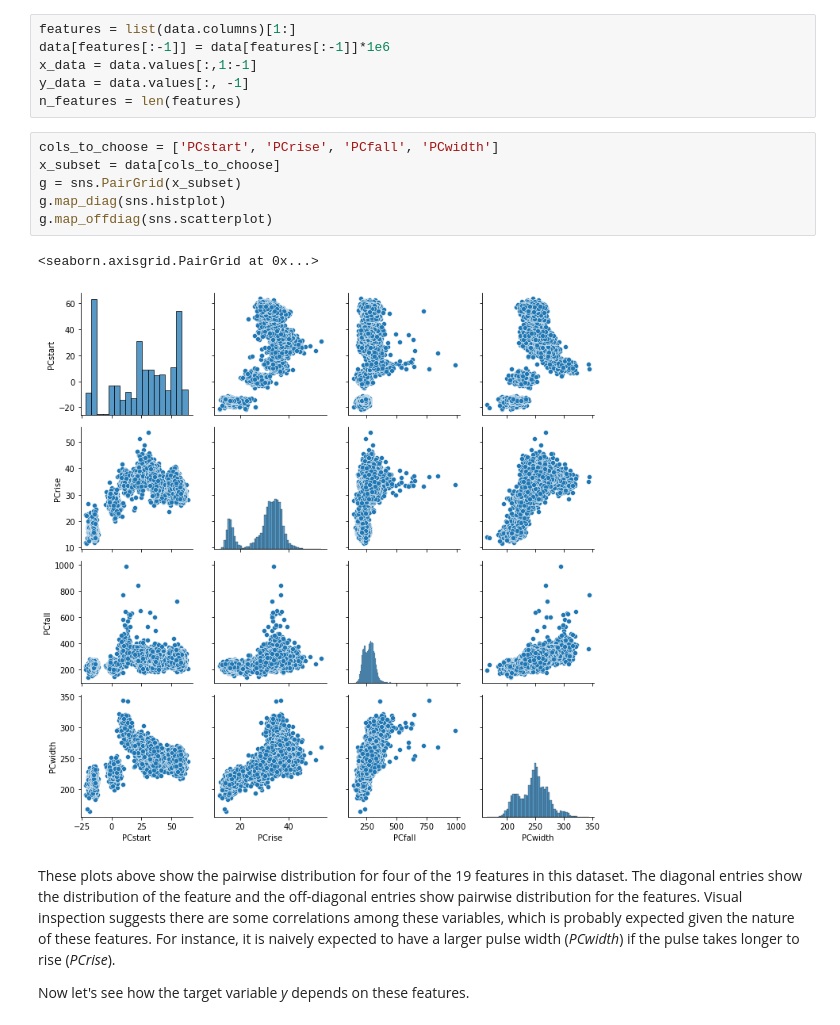
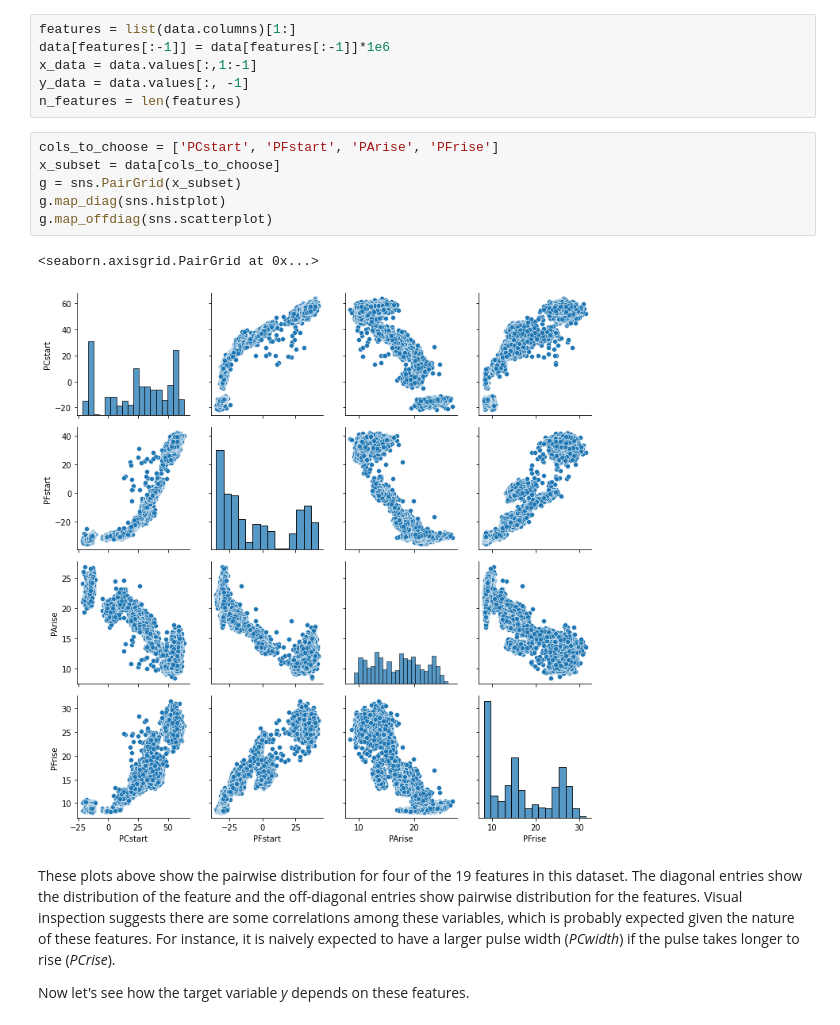
Before and after one commit to yorkiva/FAIR-Exercises, a Jupyter notebook: 03-FAIRCheck-CDMS.ipynb, the cells around one changed output. Saved outputs shown, nothing was run; the diff lists cells and outputs as text.

```diff
--- a/03-FAIRCheck-CDMS.ipynb
+++ b/03-FAIRCheck-CDMS.ipynb
@@ -82,14 +82,14 @@ x_data = data.values[:,1:-1]
 y_data = data.values[:, -1]
 n_features = len(features)
 # %%
-cols_to_choose = ['PCstart', 'PCrise', 'PCfall', 'PCwidth']
+cols_to_choose = ['PCstart', 'PFstart', 'PArise', 'PFrise']
 x_subset = data[cols_to_choose]
 g = sns.PairGrid(x_subset)
 g.map_diag(sns.histplot)
 g.map_offdiag(sns.scatterplot)
 # %% [output]
 <seaborn.axisgrid.PairGrid at 0x...>
-[figure, old version]
+[figure, new version]
 # %% [markdown]
 These plots above show the pairwise distribution for four of the 19 features in this dataset. The diagonal entries show the distribution of the feature and the off-diagonal entries show pairwise distribution for the features. Visual inspection suggests there are some correlations among these variables, which is probably expected given the nature of these features. For instance, it is naively expected to have a larger pulse width (*PCwidth*) if the pulse takes longer to rise (*PCrise*).
 
```
Also changed, not shown: parts of 3 cells of this notebook, 3 other files.
